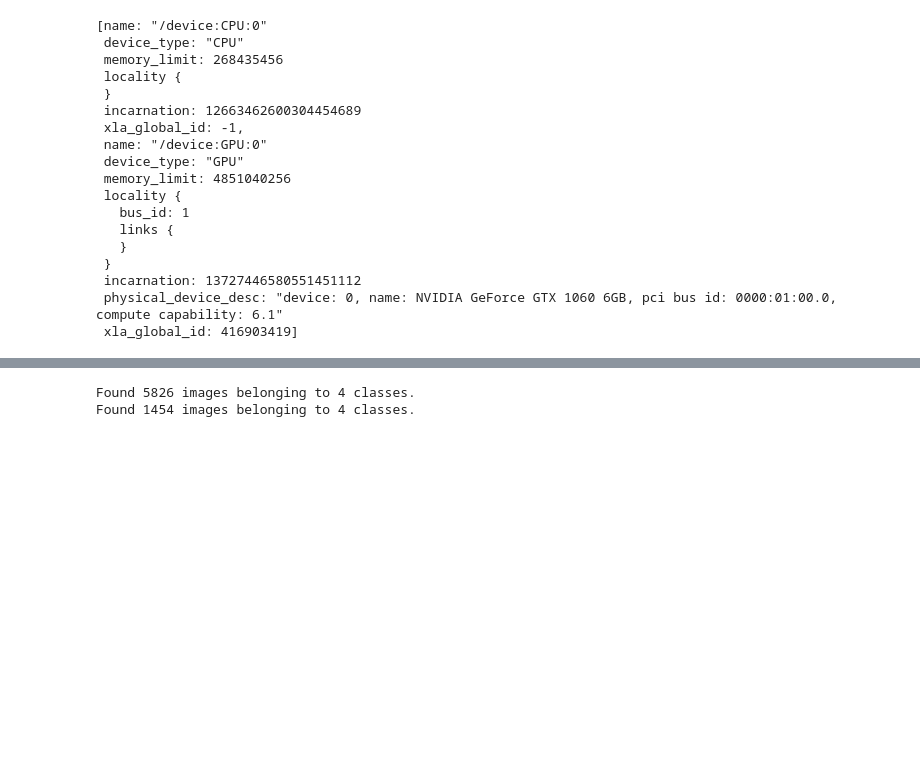
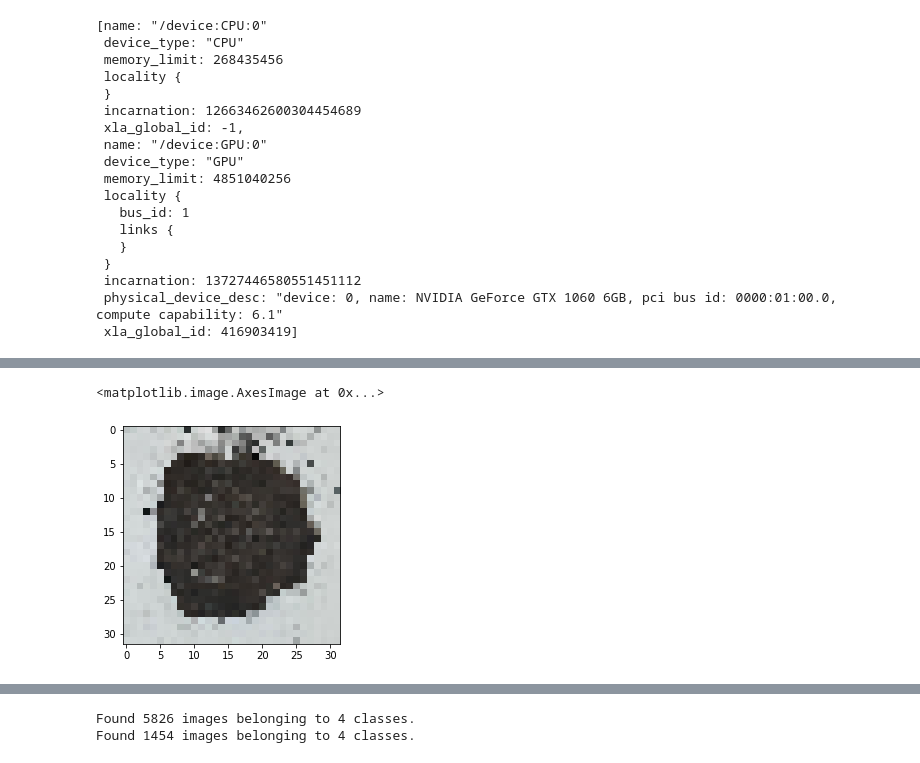
Before and after one commit to hykhhijk/Rock-classifier, a Jupyter notebook: Parameter_search, k-fold.ipynb, the cells around one changed output, grey strips where cells are left out. Drawn from its saved outputs; the diff is of its cells as text; code cells hidden in the pictures; blank space fills up the shorter version.

```diff
--- a/Parameter_search, k-fold.ipynb
+++ b/Parameter_search, k-fold.ipynb
@@ -119,0 +65,5 @@ img = cv2.rotate(X[0], cv2.ROTATE_180)
+# %%
+plt.imshow(X_[200])
+# %% [output]
+<matplotlib.image.AxesImage at 0x...>
+[figure, added]
```
Also changed, not shown: parts of 25 cells of this notebook, 3 other files.
